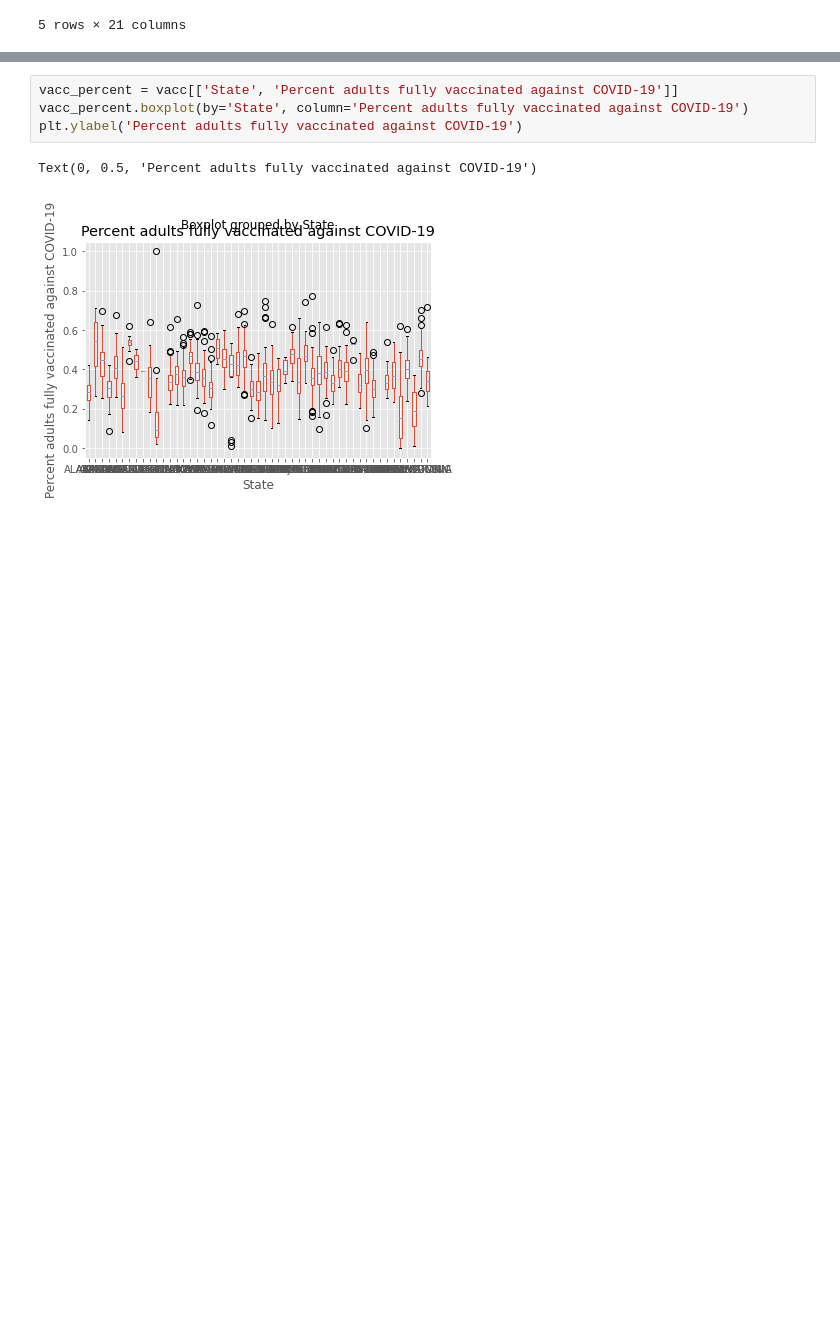
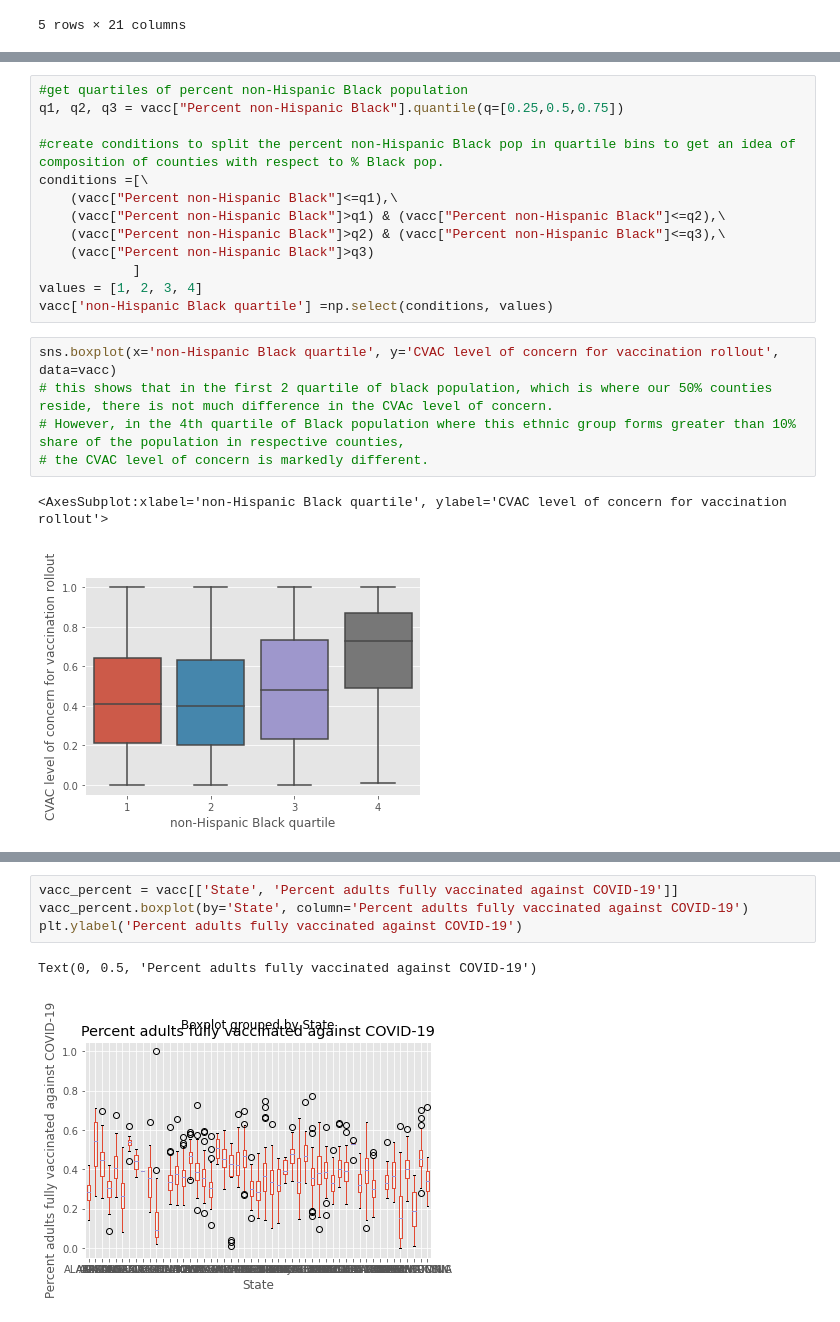
Before and after one commit to ireenab/Vaccine_Hesitancy_DAP_ProjectI, a Jupyter notebook: vacc_hesit.ipynb, the cells around one changed output, grey strips where cells are left out. Cells and saved outputs as stored; diff of their text form; blank space fills up the shorter version.

```diff
--- a/vacc_hesit.ipynb
+++ b/vacc_hesit.ipynb
@@ -86,0 +106,21 @@ vacc.groupby('State')['Percent adults fully vaccinated against COVID-19'].median
+# %%
+#get quartiles of percent non-Hispanic Black population
+q1, q2, q3 = vacc["Percent non-Hispanic Black"].quantile(q=[0.25,0.5,0.75])
+
+#create conditions to split the percent non-Hispanic Black pop in quartile bins to get an idea of composition of counties with respect to % Black pop.
+conditions =[\
+    (vacc["Percent non-Hispanic Black"]<=q1),\
+    (vacc["Percent non-Hispanic Black"]>q1) & (vacc["Percent non-Hispanic Black"]<=q2),\
+    (vacc["Percent non-Hispanic Black"]>q2) & (vacc["Percent non-Hispanic Black"]<=q3),\
+    (vacc["Percent non-Hispanic Black"]>q3)
+            ]
+values = [1, 2, 3, 4]
+vacc['non-Hispanic Black quartile'] =np.select(conditions, values)
+# %%
+sns.boxplot(x='non-Hispanic Black quartile', y='CVAC level of concern for vaccination rollout', data=vacc)
+# this shows that in the first 2 quartile of black population, which is where our 50% counties reside, there is not much difference in the CVAc level of concern.
+# However, in the 4th quartile of Black population where this ethnic group forms greater than 10% share of the population in respective counties,
+# the CVAC level of concern is markedly different.
+# %% [output]
+<AxesSubplot:xlabel='non-Hispanic Black quartile', ylabel='CVAC level of concern for vaccination rollout'>
+[figure, added]
```
Also changed, not shown: parts of 71 cells of this notebook.
